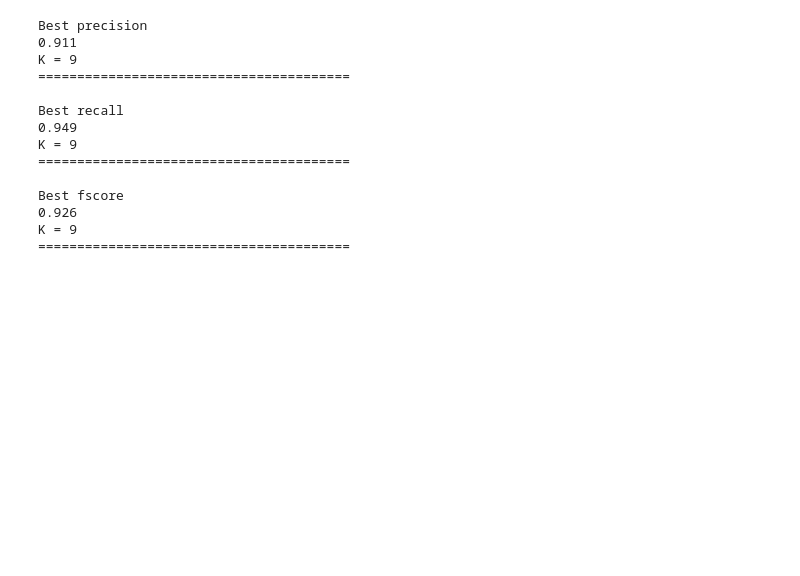
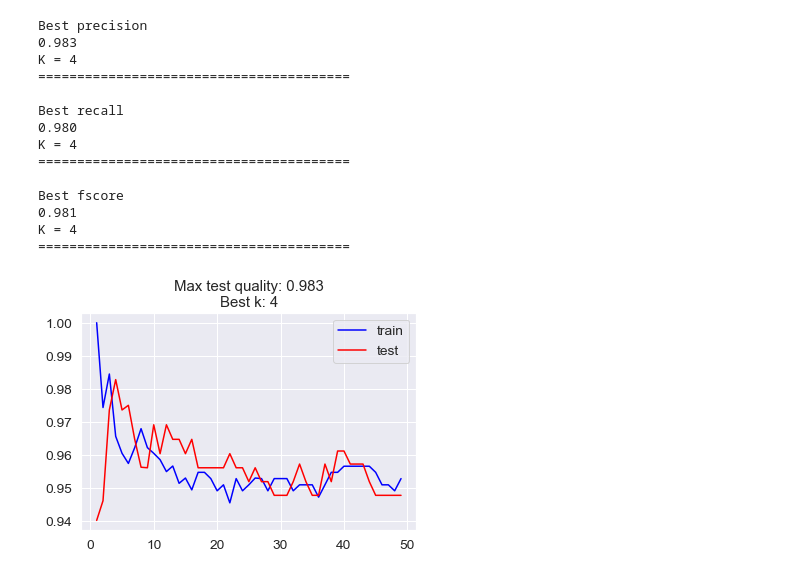
Before and after one commit to grannycola/my_projects, a Jupyter notebook: hw-4/model.ipynb, the cells around one changed output. Drawn from its saved outputs; the diff is of its cells as text; code cells hidden in the pictures; blank space fills up the shorter version.

```diff
--- a/hw-4/model.ipynb
+++ b/hw-4/model.ipynb
@@ -21,4 +11,5 @@ data.head()
 # %%
+data = pd.read_csv('data.csv')
 data = data.drop(['id','Unnamed: 32'], axis = 1) # удаляем идентификаторы пациентов и пустой столбец
 
 names_of_cols = ['radius', 'texture',
@@ -31,9 +22,11 @@ for name in names_of_cols:
     data[name] = sum(data[name + '_mean'], data[name + '_worst'])/2
     data.drop(columns=name + '_mean', axis=1, inplace=True)
     data.drop(columns=name + '_worst', axis=1, inplace=True)
+    data.drop(columns=name + '_se', axis=1, inplace=True)
 
-data.drop(columns=['radius', 'area'], axis=1, inplace=True)
-data.drop(columns=['radius_se', 'area_se'], axis=1, inplace=True)
+data.drop(columns=['radius', 'perimeter'], axis=1, inplace=True)
+#data.drop(columns=['radius_se', 'perimeter_se'], axis=1, inplace=True)
+#data.drop(columns=['concave points', 'compactness'], axis=1, inplace=True)
 # %%
 data = data.replace({'diagnosis':{'M':1, 'B':0}})
 data['diagnosis'] = pd.to_numeric(data['diagnosis'])
@@ -55,9 +55,9 @@ plt.show()
 #sns.pairplot(data[cols], hue='diagnosis')
 # %%
 from sklearn.preprocessing import StandardScaler
-X_train, X_test, y_train, y_test = train_test_split(data.loc[:, 'texture_se':],
-                                                    data['diagnosis'],
-                                                    test_size=0.3, random_state=729)
+X_train, X_test, y_train, y_test = train_test_split(data.loc[:, 'texture':], y,
+                                                    test_size=0.3, stratify=data['diagnosis'],
+                                                    random_state=42)
 
 scaler = StandardScaler()
 X_train = scaler.fit_transform(X_train)
@@ -65,43 +65,59 @@ X_test = scaler.transform(X_test)
 # %%
 from sklearn.metrics import precision_recall_fscore_support
 # %%
-
 neighbors = range(1, 50)
 
-report = {'precision':[],'recall':[],'fscore':[],'k':[]}
+report_train = {'precision':[],'recall':[],'fscore':[],'k':[]}
+report_test = {'precision':[],'recall':[],'fscore':[],'k':[]}
 
+# Простой перебор соседей и метрик
 for k in neighbors:
     knn = KNeighborsClassifier(n_neighbors=k)
-    knn.fit(X_train, y_train)
-    preds = knn.predict(X_train)
-    preds_test = knn.predict(X_test)
+    knn.fit(X_train, y_train.ravel())
 
-    scorings = precision_recall_fscore_support(preds_test, y_test, average='macro')
-    report['precision'].append(scorings[0])
-    report['recall'].append(scorings[1])
-    report['fscore'].append(scorings[2])
-    report['k'].append(k)
+    y_pred = knn.predict(X_train)
+    scorings = precision_recall_fscore_support(y_train, y_pred, average='macro')
+    report_train['precision'].append(scorings[0])
+    report_train['recall'].append(scorings[1])
+    report_train['fscore'].append(scorings[2])
+    report_train['k'].append(k)
 
-report = pd.DataFrame(report)
+    y_pred = knn.predict(X_test)
+    scorings = precision_recall_fscore_support(y_test, y_pred, average='macro')
+    report_test['precision'].append(scorings[0])
+    report_test['recall'].append(scorings[1])
+    report_test['fscore'].append(scorings[2])
+    report_test['k'].append(k)
 
-for i in report.columns[:-1]:
-    print('\nBest', i,'\n{:.3f}'.format(report.iloc[report[i].argmax()][i]) ,
-            '\nK =', int(report.iloc[report[i].argmax()]['k']),  "\n" + "==" * 20)
+
+report_train = pd.DataFrame(report_train)
+report_test = pd.DataFrame(report_test)
+
+for i in report_test.columns[:-1]:
+    print('\nBest', i,'\n{:.3f}'.format(report_test.iloc[report_test[i].argmax()][i]) ,
+            '\nK =', int(report_test.iloc[report_test[i].argmax()]['k']), "\n" + "==" * 20)
+
+plt.plot(neighbors, report_train['precision'], color='blue', label='train')
+plt.plot(neighbors, report_test['precision'], color='red', label='test')
+plt.title("Max test quality: {:.3f}\nBest k: {}".format(max(report_test['precision']), np.argmax(report_test['precision']) + 1))
+plt.legend()
+plt.show()
 # %% [output]
 Best precision
-0.911
-K = 9
+0.983
+K = 4
 ========================================
 
 Best recall
-0.949
-K = 9
+0.980
+K = 4
 ========================================
 
 Best fscore
-0.926
-K = 9
+0.981
+K = 4
 ========================================
+[figure, added]
 # %%
 %%time
 from sklearn.model_selection import GridSearchCV
```
Also changed, not shown: parts of 6 cells of this notebook.
